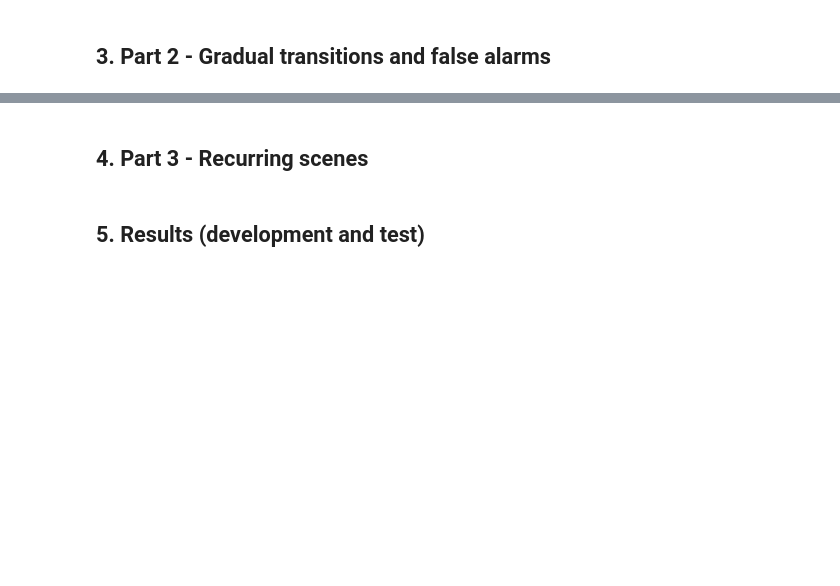
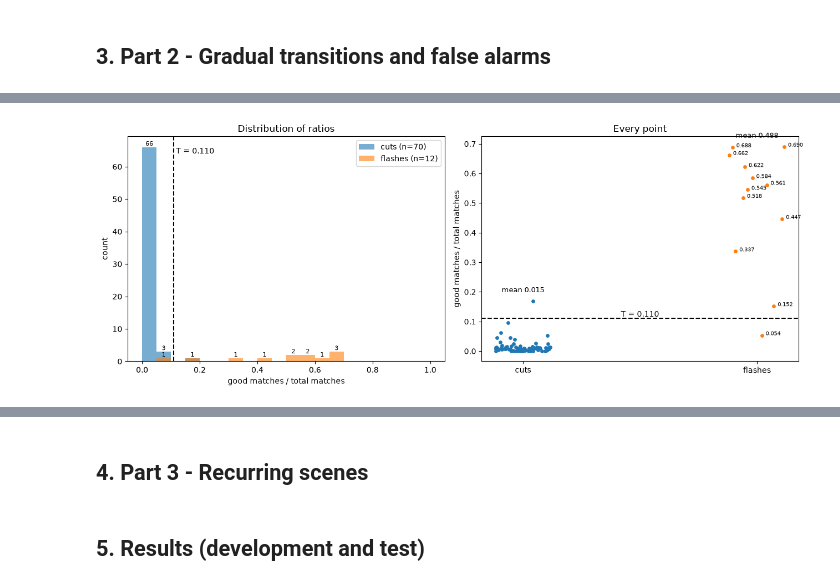
Before and after one commit to xisquinha/starter_code, a Jupyter notebook: 73287_73986/report.ipynb, the cells around one changed output, grey strips where cells are left out. Saved outputs shown, nothing was run; the diff lists cells and outputs as text; code cells hidden in the pictures; blank space fills up the shorter version.

```diff
--- a/73287_73986/report.ipynb
+++ b/73287_73986/report.ipynb
@@ -293,0 +242,10 @@ f1: 0.8860759493670887
+# %%
+frames1 = tp1.read_frames("../input/dev_01.mp4")
+frames2 = tp1.read_frames("../input/dev_02.mp4")
+# %%
+frames = tp1.read_frames("../input/dev_01.mp4")
+signals1, data1, fps1 = dif_signals("../input/dev_01.mp4", "../input/dev_01.json")
+gt_cuts1 = [t["start"] for t in data1["transitions"]]
+transitions, _ = tp1.process_video(frames, None)
+
+T_hist = 0.122
@@ -293,0 +335,85 @@ f1: 0.8860759493670887
+# %%
+cuts1 = [t["start"] for t in data1["transitions"]]
+cuts2 = [t["start"] for t in data2["transitions"]]
+
+flashes1 = [t["start"] for t in data1["distractors"]]
+flashes2 = [t["start"] for t in data2["distractors"]]
+
+frames  = [frames1, frames2]
+cuts    = [cuts1, cuts2]
+flashes = [flashes1, flashes2]
+# %%
+# ---------- score every cut / flash of every video ----------
+def scores_at(frames_v, positions, gap=4):
+    scores = []
+    for t in positions:
+        a, b = t - gap, t + gap
+        if a < 0 or b >= len(frames_v):
+            continue
+        scores.append(test_false_alarms(frames_v[a], frames_v[b]))
+    return scores
+
+
+cuts_list, flashes_list = [], []
+for fr, c, f in zip(frames, cuts, flashes):
+    cuts_list += scores_at(fr, c)
+    flashes_list += scores_at(fr, f)
+
+cut_ratios = np.array(cuts_list)
+flash_ratios = np.array(flashes_list)
+
+np.save("../output/cut_ratios.npy", cut_ratios) # to don't recompute SIFT
+np.save("../output/flash_ratios.npy", flash_ratios)
+
+print(f"cuts:    n={len(cut_ratios)}  min={cut_ratios.min():.3f}  max={cut_ratios.max():.3f}  mean={cut_ratios.mean():.3f}")
+print(f"flashes: n={len(flash_ratios)}  min={flash_ratios.min():.3f}  max={flash_ratios.max():.3f}  mean={flash_ratios.mean():.3f}")
+
+ratios = np.concatenate([cut_ratios, flash_ratios])
+labels = np.concatenate([np.ones(len(cut_ratios)), np.zeros(len(flash_ratios))]).astype(bool)
+
+Ts = np.unique(ratios)
+J = np.array([np.mean((ratios < T)[labels]) - np.mean((ratios < T)[~labels]) for T in Ts])
+good_Ts = Ts[J >= J.max() - 0.02]          # plateau of near-best thresholds
+#T = float(np.median(good_Ts))              # middle of the plateau, generalizes better
+T = 0.11
+
+kept_cuts   = np.mean(cut_ratios < T)      # real cuts correctly kept
+rejected_fl = np.mean(flash_ratios >= T)   # flashes correctly rejected
+print(f"\nT = {T:.3f}  (plateau {good_Ts.min():.3f} to {good_Ts.max():.3f})")
+print(f"cuts kept: {kept_cuts:.1%}   flashes rejected: {rejected_fl:.1%}")
+
+
+
+
+# ---------- plots with exact numbers ----------
+fig, (ax1, ax2) = plt.subplots(1, 2, figsize=(13, 5))
+
+bins = np.linspace(0, 1, 21)
+for data, name in [(cut_ratios, "cuts"), (flash_ratios, "flashes")]:
+    counts, _, patches = ax1.hist(data, bins=bins, alpha=.6, label=f"{name} (n={len(data)})")
+    ax1.bar_label(patches, labels=[int(c) if c > 0 else "" for c in counts], fontsize=8)
+ax1.axvline(T, color="k", ls="--")
+ax1.text(T, ax1.get_ylim()[1] * 0.95, f" T = {T:.3f}", va="top")
+ax1.set_xlabel("good matches / total matches")
+ax1.set_ylabel("count")
+ax1.set_title("Distribution of ratios")
+ax1.legend()
+
+for x, data in [(0, cut_ratios), (1, flash_ratios)]:
+    jitter = np.random.uniform(-.12, .12, len(data))
+    ax2.scatter(x + jitter, data, s=15)
+    if len(data) <= 30:                                   # label points only if readable
+        for j, v in zip(jitter, data):
+            ax2.annotate(f"{v:.3f}", (x + j, v), xytext=(5, 0),
+                         textcoords="offset points", fontsize=7)
+    ax2.text(x, data.max() + 0.03, f"mean {data.mean():.3f}", ha="center", fontsize=9)
+ax2.axhline(T, color="k", ls="--")
+ax2.text(0.5, T, f"T = {T:.3f}", ha="center", va="bottom")
+ax2.set_xticks([0, 1], ["cuts", "flashes"])
+ax2.set_ylabel("good matches / total matches")
+ax2.set_title("Every point")
+
+plt.tight_layout()
+plt.savefig("../output/ratios_cuts_vs_flashes.png", dpi=150)
+plt.show()
+# %% [output]
@@ -293,0 +425 @@ f1: 0.8860759493670887
+[figure, added]
```
Also changed, not shown: parts of 25 cells of this notebook, 1 other file.
